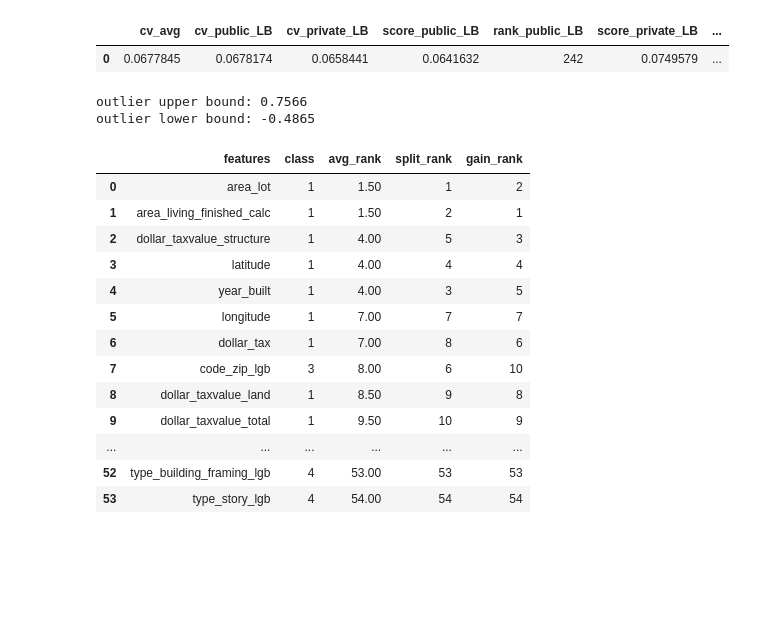
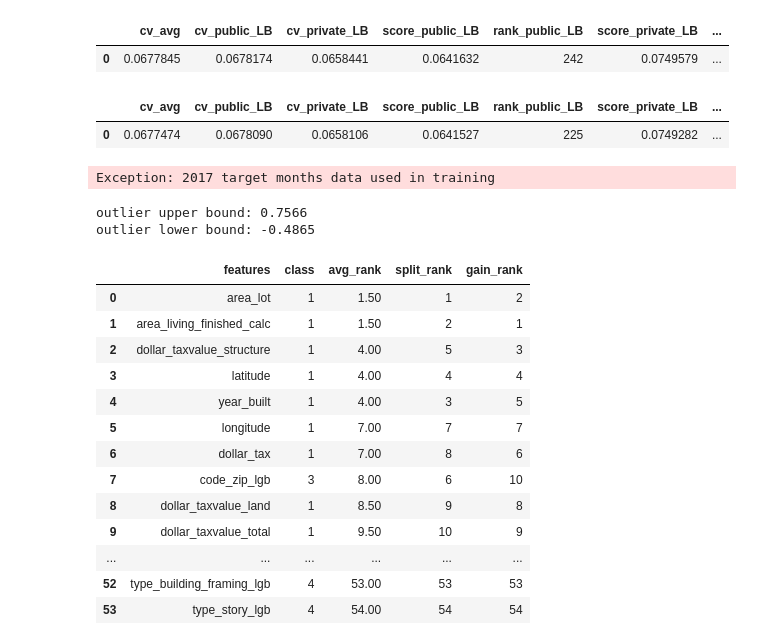
Before and after one commit to mqkh515/udacityMLND, a Jupyter notebook: projects/capstone/project_submit/model_iteration.ipynb, the cells around one changed output. Drawn from its saved outputs; the diff is of its cells as text; code cells hidden in the pictures; blank space fills up the shorter version.

```diff
--- a/projects/capstone/project_submit/model_iteration.ipynb
+++ b/projects/capstone/project_submit/model_iteration.ipynb
@@ -131,3 +143,16 @@ format_cv_output(model_lgb_1step.analysis(), 'lgb_1step')
 # %% [output]
 |  | cv_avg | cv_public_LB | cv_private_LB | score_public_LB | rank_public_LB | score_private_LB | ... |
 | 0 | 0.0677845 | 0.0678174 | 0.0658441 | 0.0641632 | 242 | 0.0749579 | ... |
+# %%
+model_lgb_1step_blending = models.ModelLGBBlendingOneStep()
+# model_lgb_1step_blending.submit()
+format_cv_output(model_lgb_1step_blending.analysis(), 'lgb_1step_blending')
+# %% [output]
+|  | cv_avg | cv_public_LB | cv_private_LB | score_public_LB | rank_public_LB | score_private_LB | ... |
+| 0 | 0.0677474 | 0.0678090 | 0.0658106 | 0.0641527 | 225 | 0.0749282 | ... |
+# %%
+model_lgb_2step = models.ModelLGBTwoStep()
+# model_lgb_2step.submit()
+format_cv_output(model_lgb_2step.analysis(), 'lgb_2step')
+# %% [output]
+Exception: 2017 target months data used in training
```
Also changed, not shown: parts of 3 cells of this notebook, 7 other files.
